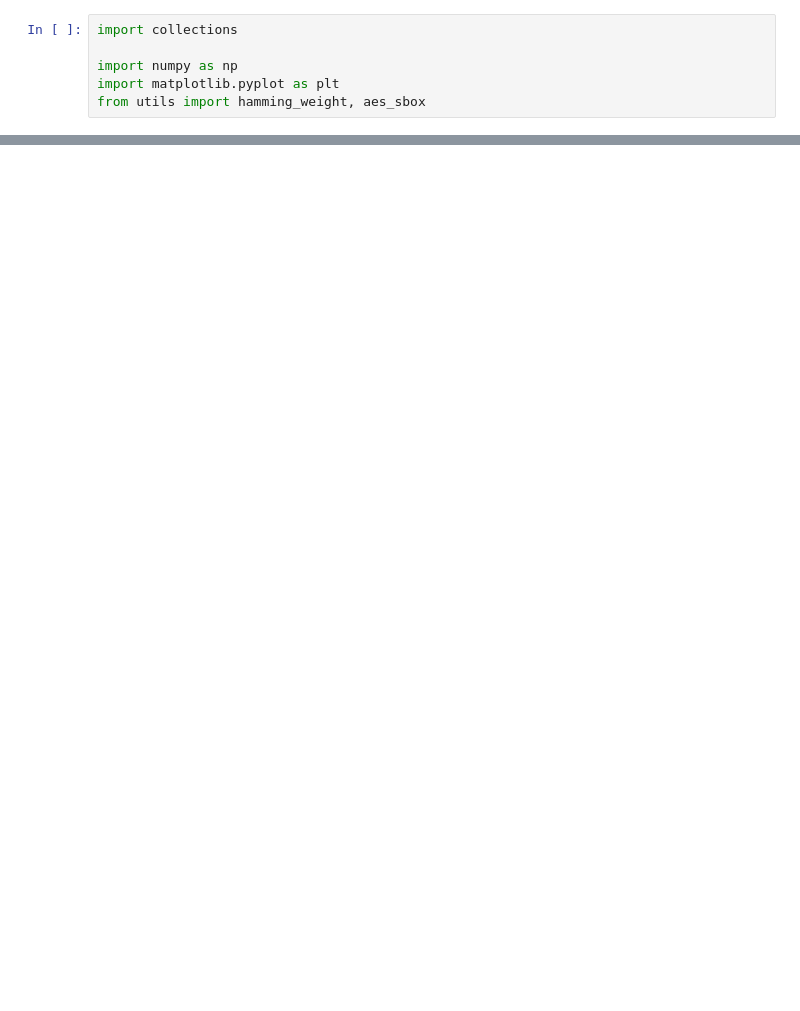
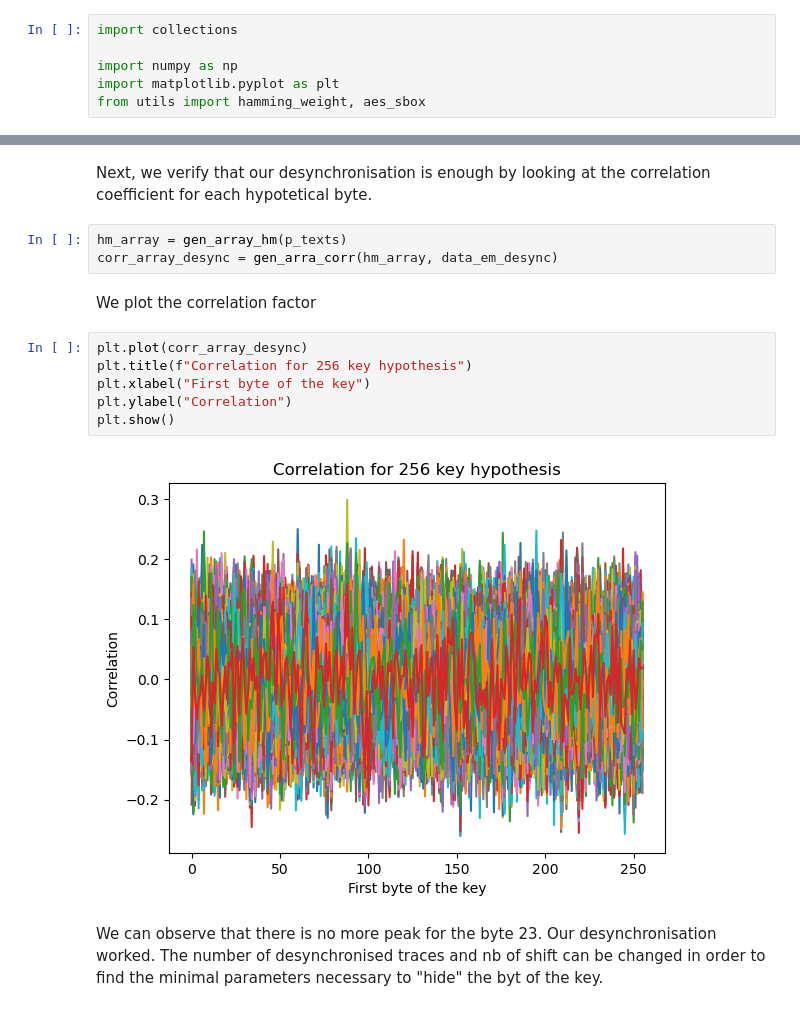
Before and after one commit to ArseneBA/Side_channel_attack, a Jupyter notebook: emse2023_labs/Correlation attack.ipynb, the cells around one changed output, grey strips where cells are left out. Drawn from its saved outputs; the diff is of its cells as text; blank space fills up the shorter version.

```diff
--- a/emse2023_labs/Correlation attack.ipynb
+++ b/emse2023_labs/Correlation attack.ipynb
@@ -142,0 +193,18 @@ print(pos_max_corr)
+# %% [markdown]
+Next, we verify that our desynchronisation is enough by looking at the correlation coefficient for each hypotetical byte.
+# %%
+hm_array = gen_array_hm(p_texts)
+corr_array_desync = gen_arra_corr(hm_array, data_em_desync)
+# %% [markdown]
+We plot the correlation factor
+# %%
+plt.plot(corr_array_desync)
+plt.title(f"Correlation for 256 key hypothesis")
+plt.xlabel("First byte of the key")
+plt.ylabel("Correlation")
+plt.show()
+# %% [output]
+[figure, added]
+# %% [markdown]
+We can observe that there is no more peak for the byte 23. Our desynchronisation worked.
+The number of desynchronised traces and nb of shift can be changed in order to find the minimal parameters necessary to "hide" the byt of the key.
```
Also changed, not shown: parts of 28 cells of this notebook.
